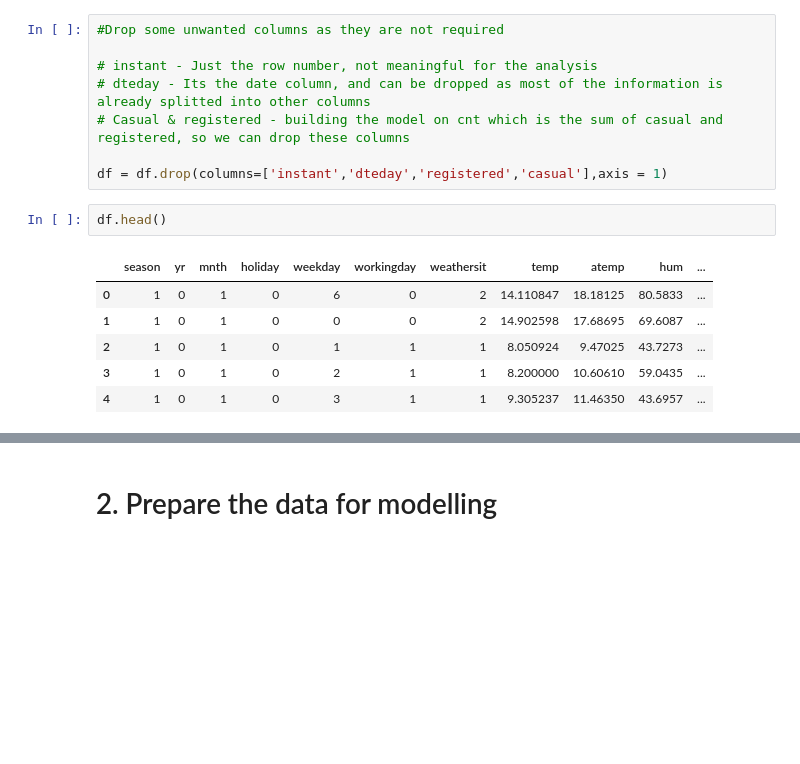
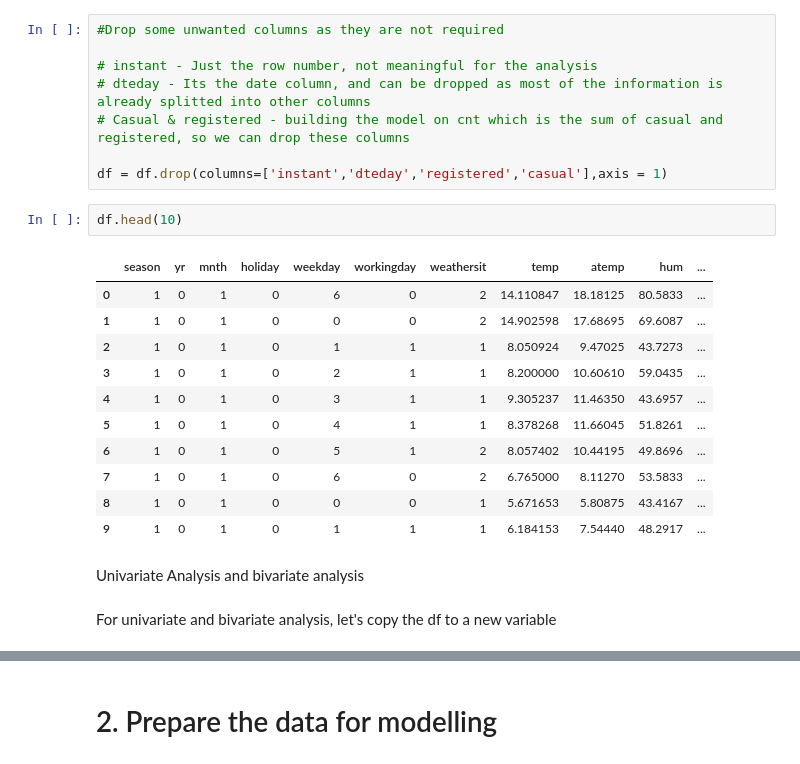
Before and after one commit to gautamjoshi1984/Bike_Sharing_MLR_Assignment, a Jupyter notebook: BikeSharing.ipynb, the cells around one changed output, grey strips where cells are left out. Cells and saved outputs as stored; diff of their text form; blank space fills up the shorter version.

```diff
--- a/BikeSharing.ipynb
+++ b/BikeSharing.ipynb
@@ -89,11 +89,20 @@ df.describe()
 
 df = df.drop(columns=['instant','dteday','registered','casual'],axis = 1)
 # %%
-df.head()
+df.head(10)
 # %% [output]
 |  | season | yr | mnth | holiday | weekday | workingday | weathersit | temp | atemp | hum | ... |
 | 0 | 1 | 0 | 1 | 0 | 6 | 0 | 2 | 14.110847 | 18.18125 | 80.5833 | ... |
 | 1 | 1 | 0 | 1 | 0 | 0 | 0 | 2 | 14.902598 | 17.68695 | 69.6087 | ... |
 | 2 | 1 | 0 | 1 | 0 | 1 | 1 | 1 | 8.050924 | 9.47025 | 43.7273 | ... |
 | 3 | 1 | 0 | 1 | 0 | 2 | 1 | 1 | 8.200000 | 10.60610 | 59.0435 | ... |
 | 4 | 1 | 0 | 1 | 0 | 3 | 1 | 1 | 9.305237 | 11.46350 | 43.6957 | ... |
+| 5 | 1 | 0 | 1 | 0 | 4 | 1 | 1 | 8.378268 | 11.66045 | 51.8261 | ... |
+| 6 | 1 | 0 | 1 | 0 | 5 | 1 | 2 | 8.057402 | 10.44195 | 49.8696 | ... |
+| 7 | 1 | 0 | 1 | 0 | 6 | 0 | 2 | 6.765000 | 8.11270 | 53.5833 | ... |
+| 8 | 1 | 0 | 1 | 0 | 0 | 0 | 1 | 5.671653 | 5.80875 | 43.4167 | ... |
+| 9 | 1 | 0 | 1 | 0 | 1 | 1 | 1 | 6.184153 | 7.54440 | 48.2917 | ... |
+# %% [markdown]
+Univariate Analysis and bivariate analysis
+# %% [markdown]
+For univariate and bivariate analysis, let's copy the df to a new variable
```
Also changed, not shown: parts of 26 cells of this notebook.
